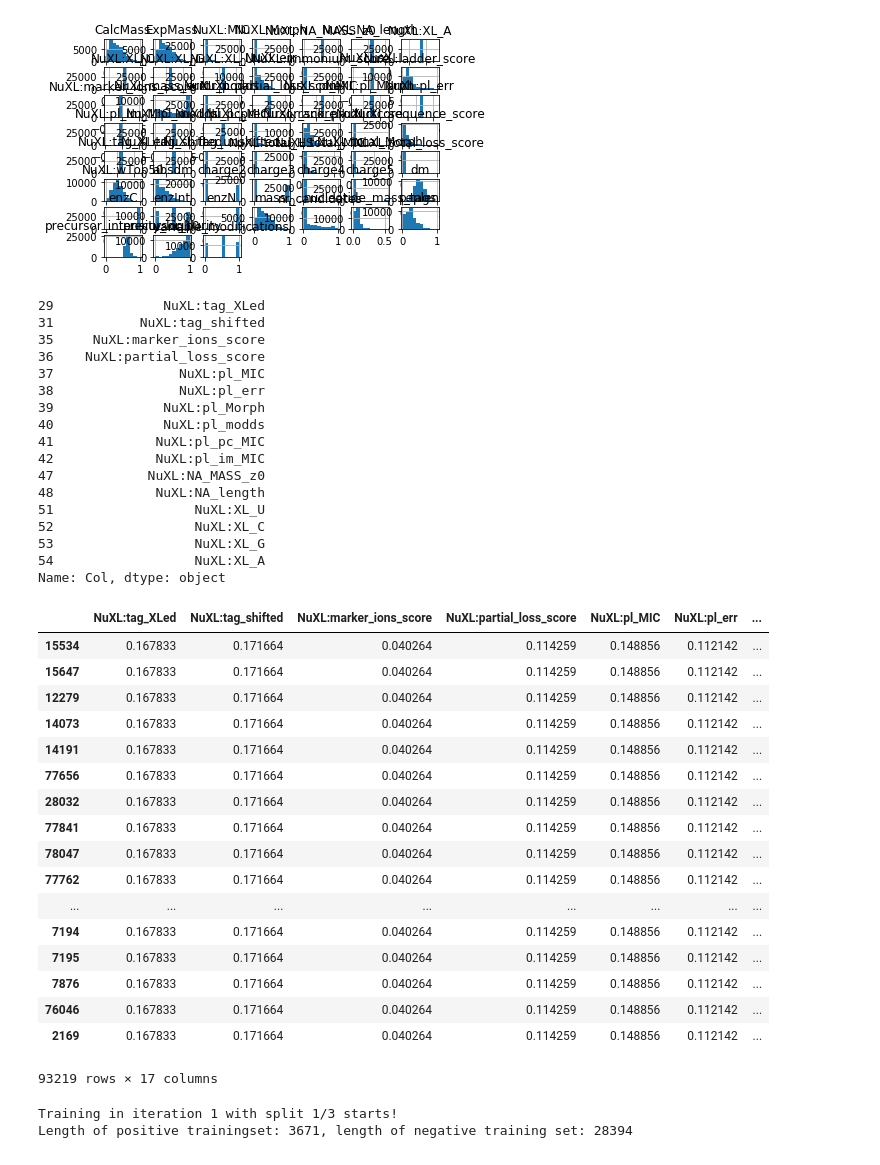
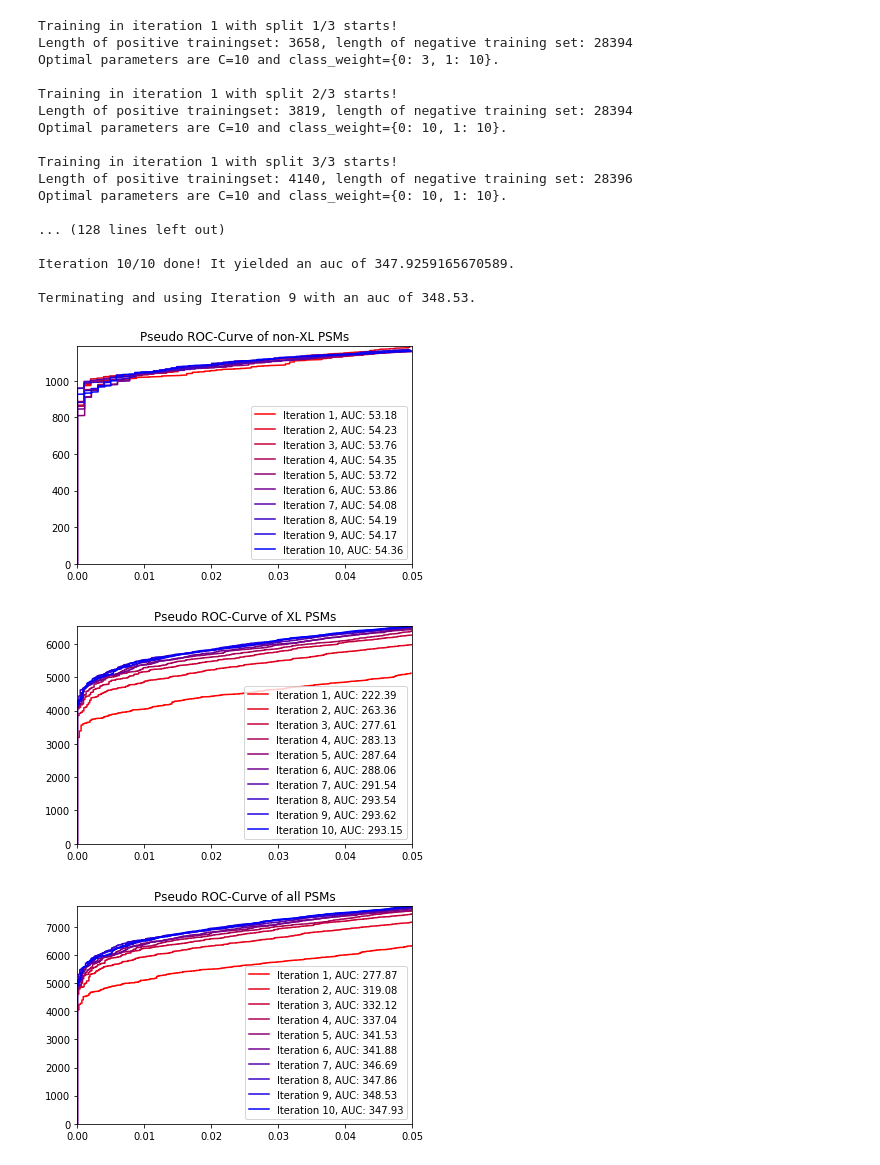
Before and after one commit to emilpaulitz/Bachelor-Thesis, a Jupyter notebook: src/Testing.ipynb, the cells around one changed output. Drawn from its saved outputs; the diff is of its cells as text; code cells hidden in the pictures.

```diff
--- a/src/Testing.ipynb
+++ b/src/Testing.ipynb
@@ -54,58 +20,27 @@ df.loc[(df['Min nXL'] == df['Max nXL']) & (df['Min XL'] != df['Max XL'])]
-# %%
-dSlow.loc[dSlow[xlcol] == 1, features].hist()
-plt.savefig('Testologie.png', dpi = 300)
-# %% [output]
-[figure, removed]
-# %%
-colsToImputate
-# %% [output]
-29              NuXL:tag_XLed
-31           NuXL:tag_shifted
-35     NuXL:marker_ions_score
-36    NuXL:partial_loss_score
-37                NuXL:pl_MIC
-38                NuXL:pl_err
-39              NuXL:pl_Morph
-40              NuXL:pl_modds
-41             NuXL:pl_pc_MIC
-42             NuXL:pl_im_MIC
-47            NuXL:NA_MASS_z0
-48             NuXL:NA_length
-51                  NuXL:XL_U
-52                  NuXL:XL_C
-53                  NuXL:XL_G
-54                  NuXL:XL_A
-Name: Col, dtype: object
-# %%
-df = dSlow
-for col in colsToImputate:
-    df.loc[(df[xlcol] == 0), col] = np.mean(df.loc[(df[xlcol] == 1), col])
-df[list(colsToImputate) + [xlcol]]
-# %% [output]
-|  | NuXL:tag_XLed | NuXL:tag_shifted | NuXL:marker_ions_score | NuXL:partial_loss_score | NuXL:pl_MIC | NuXL:pl_err | ... |
-| 15534 | 0.167833 | 0.171664 | 0.040264 | 0.114259 | 0.148856 | 0.112142 | ... |
-| 15647 | 0.167833 | 0.171664 | 0.040264 | 0.114259 | 0.148856 | 0.112142 | ... |
-| 12279 | 0.167833 | 0.171664 | 0.040264 | 0.114259 | 0.148856 | 0.112142 | ... |
-| 14073 | 0.167833 | 0.171664 | 0.040264 | 0.114259 | 0.148856 | 0.112142 | ... |
-| 14191 | 0.167833 | 0.171664 | 0.040264 | 0.114259 | 0.148856 | 0.112142 | ... |
-| 77656 | 0.167833 | 0.171664 | 0.040264 | 0.114259 | 0.148856 | 0.112142 | ... |
-| 28032 | 0.167833 | 0.171664 | 0.040264 | 0.114259 | 0.148856 | 0.112142 | ... |
-| 77841 | 0.167833 | 0.171664 | 0.040264 | 0.114259 | 0.148856 | 0.112142 | ... |
-| 78047 | 0.167833 | 0.171664 | 0.040264 | 0.114259 | 0.148856 | 0.112142 | ... |
-| 77762 | 0.167833 | 0.171664 | 0.040264 | 0.114259 | 0.148856 | 0.112142 | ... |
-| ... | ... | ... | ... | ... | ... | ... | ... |
-| 7194 | 0.167833 | 0.171664 | 0.040264 | 0.114259 | 0.148856 | 0.112142 | ... |
-| 7195 | 0.167833 | 0.171664 | 0.040264 | 0.114259 | 0.148856 | 0.112142 | ... |
-| 7876 | 0.167833 | 0.171664 | 0.040264 | 0.114259 | 0.148856 | 0.112142 | ... |
-| 76046 | 0.167833 | 0.171664 | 0.040264 | 0.114259 | 0.148856 | 0.112142 | ... |
-| 2169 | 0.167833 | 0.171664 | 0.040264 | 0.114259 | 0.148856 | 0.112142 | ... |
-93219 rows × 17 columns
 # %%
 %%time
 
 saveName = ''
 
-p = percolator_experimental(dSlow, idCol, features, plotSaveName = saveName, identsAsMetric = True)
+p = percolator_experimental(dSlow, idCol, features, plotSaveName = saveName, multImputation = True)
 # %% [output]
 Training in iteration 1 with split 1/3 starts!
-Length of positive trainingset: 3671, length of negative training set: 28394
+Length of positive trainingset: 3658, length of negative training set: 28394
+Optimal parameters are C=10 and class_weight={0: 3, 1: 10}.
+
+Training in iteration 1 with split 2/3 starts!
+Length of positive trainingset: 3819, length of negative training set: 28394
+Optimal parameters are C=10 and class_weight={0: 10, 1: 10}.
+
+Training in iteration 1 with split 3/3 starts!
+Length of positive trainingset: 4140, length of negative training set: 28396
+Optimal parameters are C=10 and class_weight={0: 10, 1: 10}.
+
+... (128 lines left out)
+
+Iteration 10/10 done! It yielded an auc of 347.9259165670589.
+
+Terminating and using Iteration 9 with an auc of 348.53.
+[figure, added]
+[figure, added]
+[figure, added]
```
Also changed, not shown: parts of 6 cells of this notebook, 24 other files.
